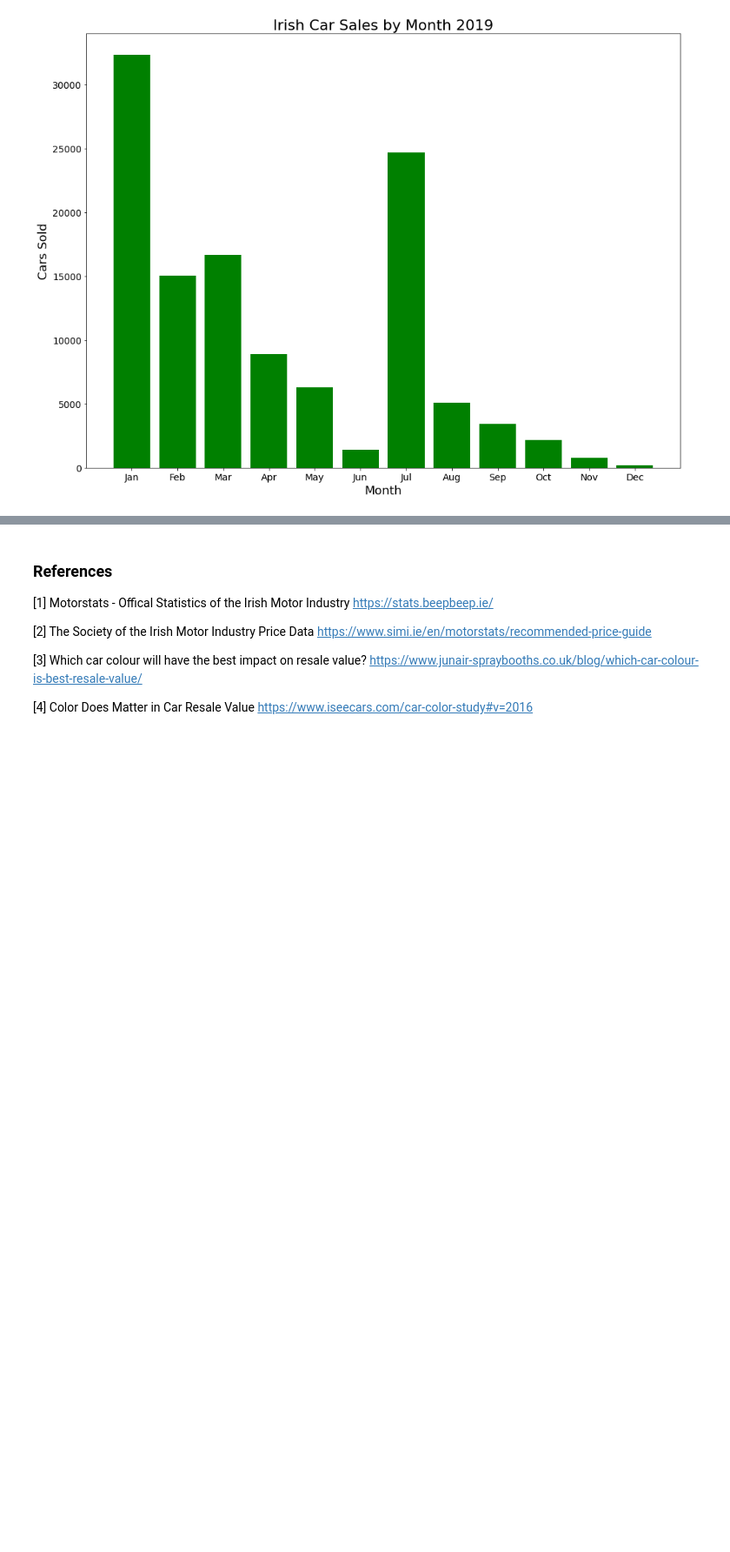
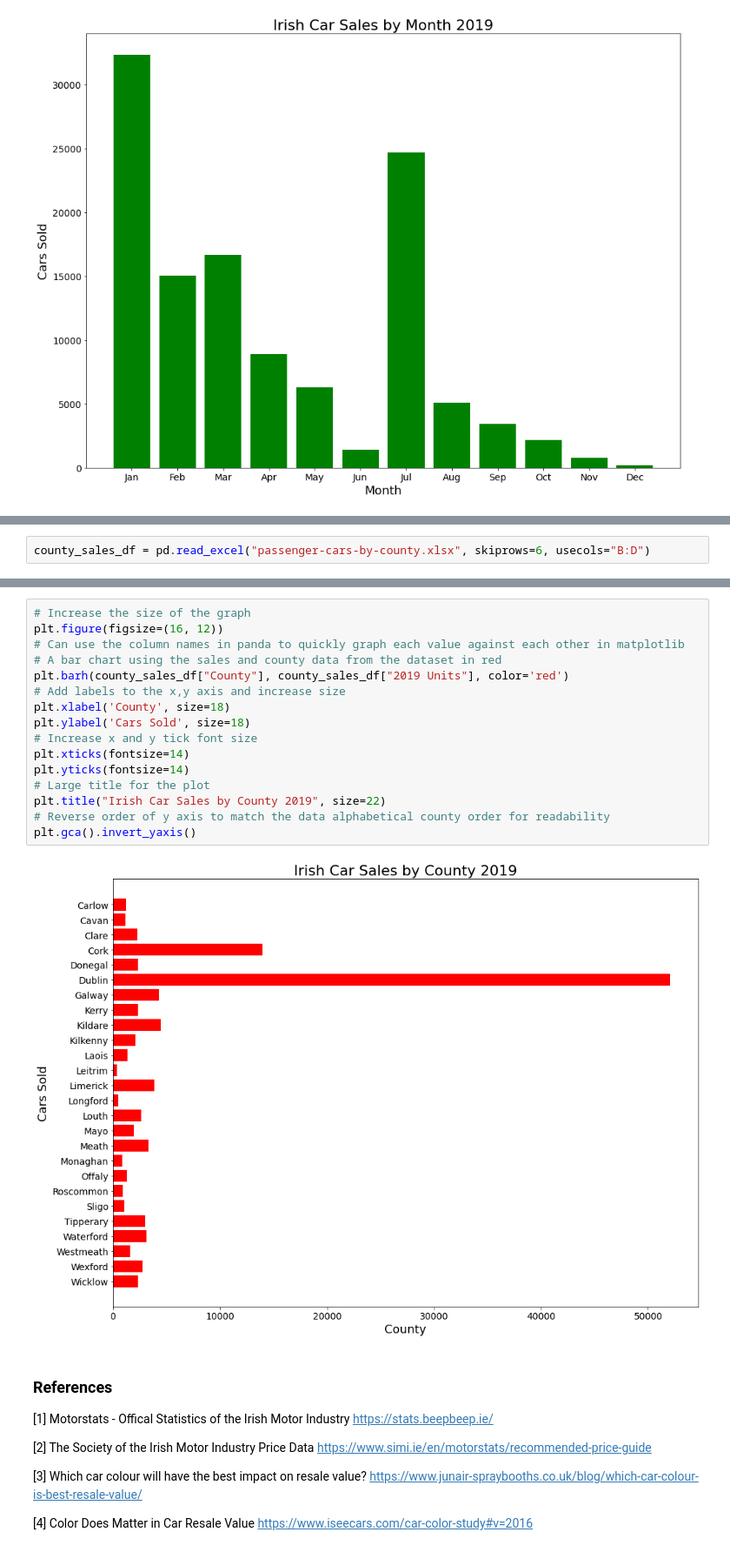
Before and after one commit to danielmccallion/Programming_for_Data_Analysis-Project, a Jupyter notebook: Project.ipynb, the cells around one changed output, grey strips where cells are left out. Shown: that part at 87% size. Drawn from its saved outputs; the diff is of its cells as text; blank space fills up the shorter version.

Commit message:
Sales by county added.

```diff
--- a/Project.ipynb
+++ b/Project.ipynb
@@ -83,0 +86,2 @@ Text(0.5, 1.0, 'Irish Car Sales by Month 2019')
+# %%
+county_sales_df = pd.read_excel("passenger-cars-by-county.xlsx", skiprows=6, usecols="B:D")
@@ -84,3 +108,21 @@ Text(0.5, 1.0, 'Irish Car Sales by Month 2019')
+# %%
+# Increase the size of the graph
+plt.figure(figsize=(16, 12))
+# Can use the column names in panda to quickly graph each value against each other in matplotlib
+# A bar chart using the sales and county data from the dataset in red
+plt.barh(county_sales_df["County"], county_sales_df["2019 Units"], color='red')
+# Add labels to the x,y axis and increase size
+plt.xlabel('County', size=18)
+plt.ylabel('Cars Sold', size=18)
+# Increase x and y tick font size
+plt.xticks(fontsize=14)
+plt.yticks(fontsize=14)
+# Large title for the plot
+plt.title("Irish Car Sales by County 2019", size=22)
+# Reverse order of y axis to match the data alphabetical county order for readability
+plt.gca().invert_yaxis()
+# %% [output]
+[figure, added]
 # %% [markdown]
 ### References
 [1] Motorstats - Offical Statistics of the Irish Motor Industry
```
Also changed, not shown: parts of 3 cells of this notebook.
